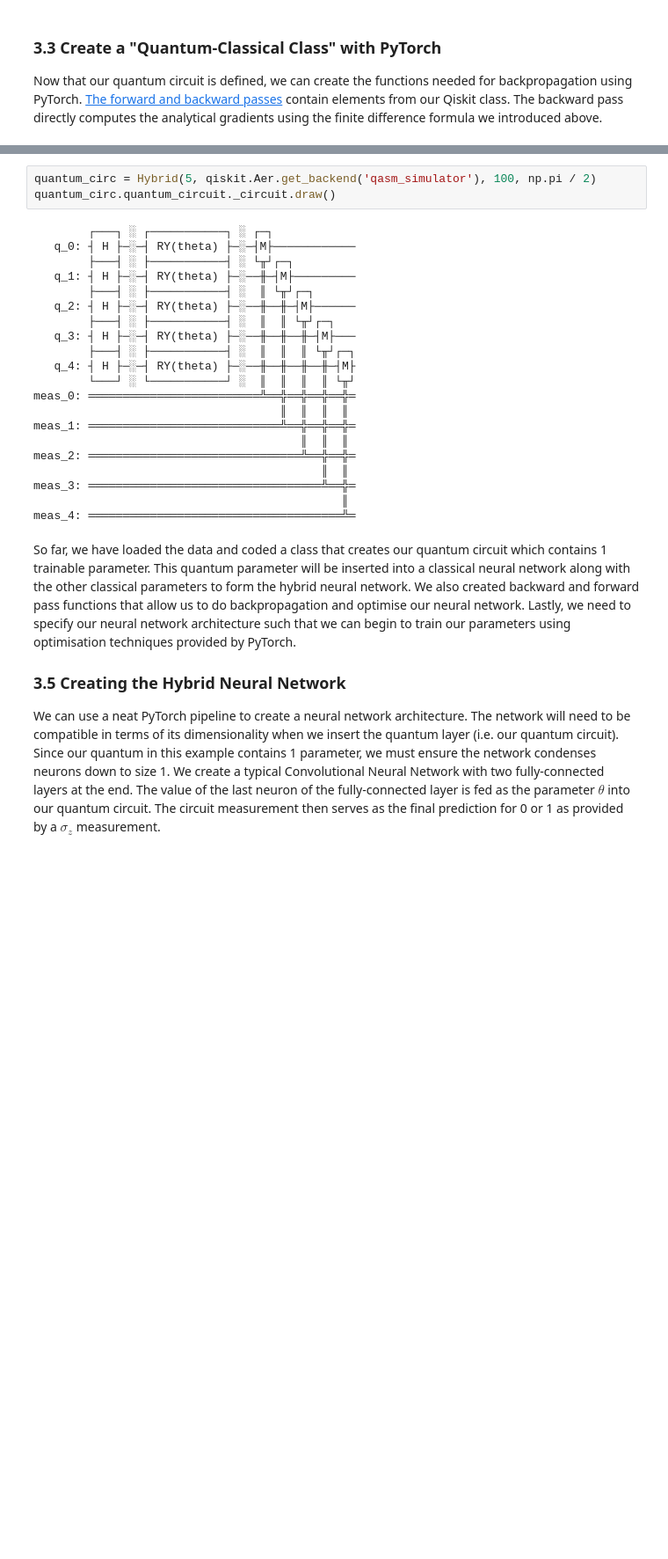
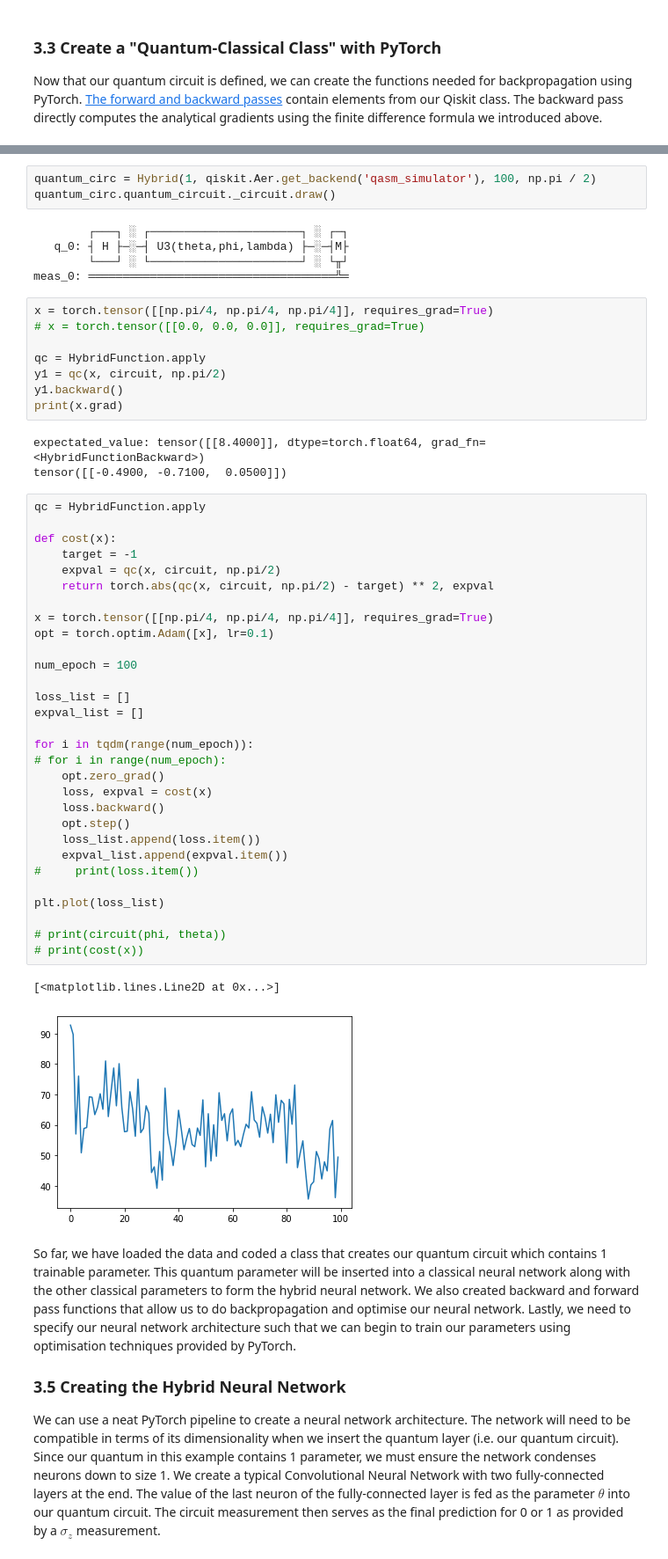
Before and after one commit to qiyaoliang/Quantum-Deep-Learning, a Jupyter notebook: machine-learning-qiskit-pytorch.ipynb, the cells around one changed output, grey strips where cells are left out. Shown at 88% size. Saved outputs shown, nothing was run; the diff lists cells and outputs as text; blank space fills up the shorter version.

```diff
--- a/machine-learning-qiskit-pytorch.ipynb
+++ b/machine-learning-qiskit-pytorch.ipynb
@@ -261,29 +294,57 @@ class Hybrid(nn.Module):
     def forward(self, input):
         return HybridFunction.apply(input, self.quantum_circuit, self.shift)
 # %%
-quantum_circ = Hybrid(5, qiskit.Aer.get_backend('qasm_simulator'), 100, np.pi / 2)
+quantum_circ = Hybrid(1, qiskit.Aer.get_backend('qasm_simulator'), 100, np.pi / 2)
 quantum_circ.quantum_circuit._circuit.draw()
 # %% [output]
-        ┌───┐ ░ ┌───────────┐ ░ ┌─┐
-   q_0: ┤ H ├─░─┤ RY(theta) ├─░─┤M├────────────
-        ├───┤ ░ ├───────────┤ ░ └╥┘┌─┐
-   q_1: ┤ H ├─░─┤ RY(theta) ├─░──╫─┤M├─────────
-        ├───┤ ░ ├───────────┤ ░  ║ └╥┘┌─┐
-   q_2: ┤ H ├─░─┤ RY(theta) ├─░──╫──╫─┤M├──────
-        ├───┤ ░ ├───────────┤ ░  ║  ║ └╥┘┌─┐
-   q_3: ┤ H ├─░─┤ RY(theta) ├─░──╫──╫──╫─┤M├───
-        ├───┤ ░ ├───────────┤ ░  ║  ║  ║ └╥┘┌─┐
-   q_4: ┤ H ├─░─┤ RY(theta) ├─░──╫──╫──╫──╫─┤M├
-        └───┘ ░ └───────────┘ ░  ║  ║  ║  ║ └╥┘
-meas_0: ═════════════════════════╩══╬══╬══╬══╬═
-                                    ║  ║  ║  ║
-meas_1: ════════════════════════════╩══╬══╬══╬═
-                                       ║  ║  ║
-meas_2: ═══════════════════════════════╩══╬══╬═
-                                          ║  ║
-meas_3: ══════════════════════════════════╩══╬═
-                                             ║
-meas_4: ═════════════════════════════════════╩═
+        ┌───┐ ░ ┌──────────────────────┐ ░ ┌─┐
+   q_0: ┤ H ├─░─┤ U3(theta,phi,lambda) ├─░─┤M├
+        └───┘ ░ └──────────────────────┘ ░ └╥┘
+meas_0: ════════════════════════════════════╩═
+# %%
+x = torch.tensor([[np.pi/4, np.pi/4, np.pi/4]], requires_grad=True)
+# x = torch.tensor([[0.0, 0.0, 0.0]], requires_grad=True)
+
+qc = HybridFunction.apply
+y1 = qc(x, circuit, np.pi/2)
+y1.backward()
+print(x.grad)
+# %% [output]
+expectated_value: tensor([[8.4000]], dtype=torch.float64, grad_fn=<HybridFunctionBackward>)
+tensor([[-0.4900, -0.7100,  0.0500]])
+# %%
+qc = HybridFunction.apply
+
+def cost(x):
+    target = -1
+    expval = qc(x, circuit, np.pi/2)
+    return torch.abs(qc(x, circuit, np.pi/2) - target) ** 2, expval
+
+x = torch.tensor([[np.pi/4, np.pi/4, np.pi/4]], requires_grad=True)
+opt = torch.optim.Adam([x], lr=0.1)
+
+num_epoch = 100
+
+loss_list = []
+expval_list = []
+
+for i in tqdm(range(num_epoch)):
+# for i in range(num_epoch):
+    opt.zero_grad()
+    loss, expval = cost(x)
+    loss.backward()
+    opt.step()
+    loss_list.append(loss.item())
+    expval_list.append(expval.item())
+#     print(loss.item())
+
+plt.plot(loss_list)
+
+# print(circuit(phi, theta))
+# print(cost(x))
+# %% [output]
+[<matplotlib.lines.Line2D at 0x...>]
+[figure, added]
 # %% [markdown]
 So far, we have loaded the data and coded a class that creates our quantum circuit which contains 1 trainable parameter. This quantum parameter will be inserted into a classical neural network along with the other classical parameters to form the hybrid neural network. We also created backward and forward pass functions that allow us to do backpropagation and optimise our neural network. Lastly, we need to specify our neural network architecture such that we can begin to train our parameters using optimisation techniques provided by PyTorch.
 
```
Also changed, not shown: parts of 7 cells of this notebook, 1 other file.
